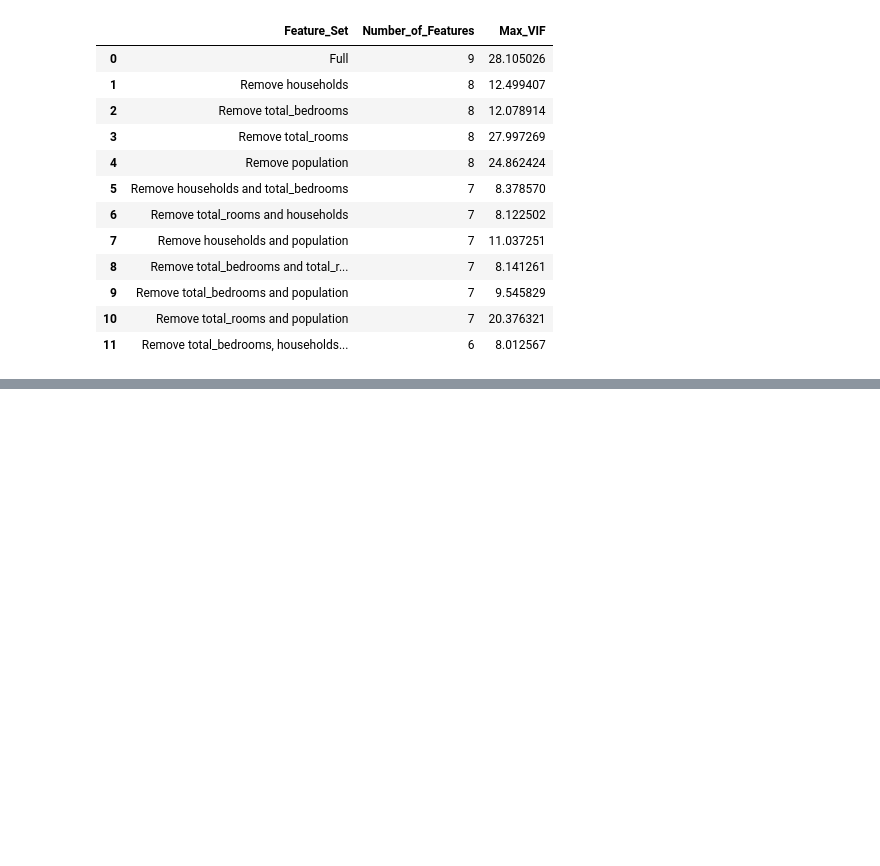
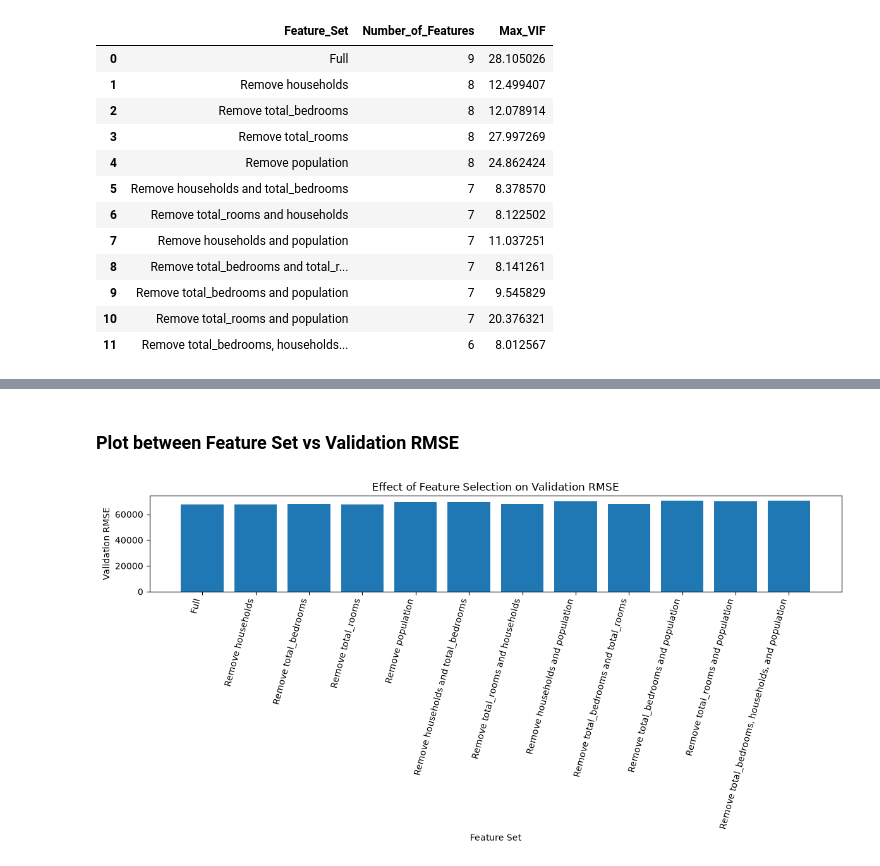
Before and after one commit to amanvashisth/House-Price-Prediction-ML-Project, a Jupyter notebook: Notebooks/Experiments/experiment_3.ipynb, the cells around one changed output, grey strips where cells are left out. Drawn from its saved outputs; the diff is of its cells as text; code cells hidden in the pictures; blank space fills up the shorter version.

Commit message:
Experiment 3 Feature Selection and Multicollinearity Complete

```diff
--- a/Notebooks/Experiments/experiment_3.ipynb
+++ b/Notebooks/Experiments/experiment_3.ipynb
@@ -324,11 +371,11 @@ experiment_3_results = experiment_3_results[
         "Number_of_Features",
         "Max_VIF",
         "Train_RMSE",
-        "Validation_RMSE",
+        "Val_RMSE",
         "Train_MAE",
-        "Validation_MAE",
+        "Val_MAE",
         "Train_R2",
-        "Validation_R2"
+        "Val_R2"
     ]
 ]
 
@@ -359,19 +438,23 @@ plt.show()
+# %% [markdown]
+### Plot between Feature Set vs Validation RMSE
 # %%
 plt.figure(figsize=(12, 6))
 
 plt.bar(
     experiment_3_results["Feature_Set"],
-    experiment_3_results["Validation_RMSE"]
+    experiment_3_results["Val_RMSE"]
 )
 
 plt.xlabel("Feature Set")
 plt.ylabel("Validation RMSE")
 plt.title("Effect of Feature Selection on Validation RMSE")
 
 plt.xticks(
     rotation=75,
     ha="right"
 )
 
 plt.tight_layout()
 plt.show()
+# %% [output]
+[figure, added]
```
Also changed, not shown: parts of 18 cells of this notebook.
